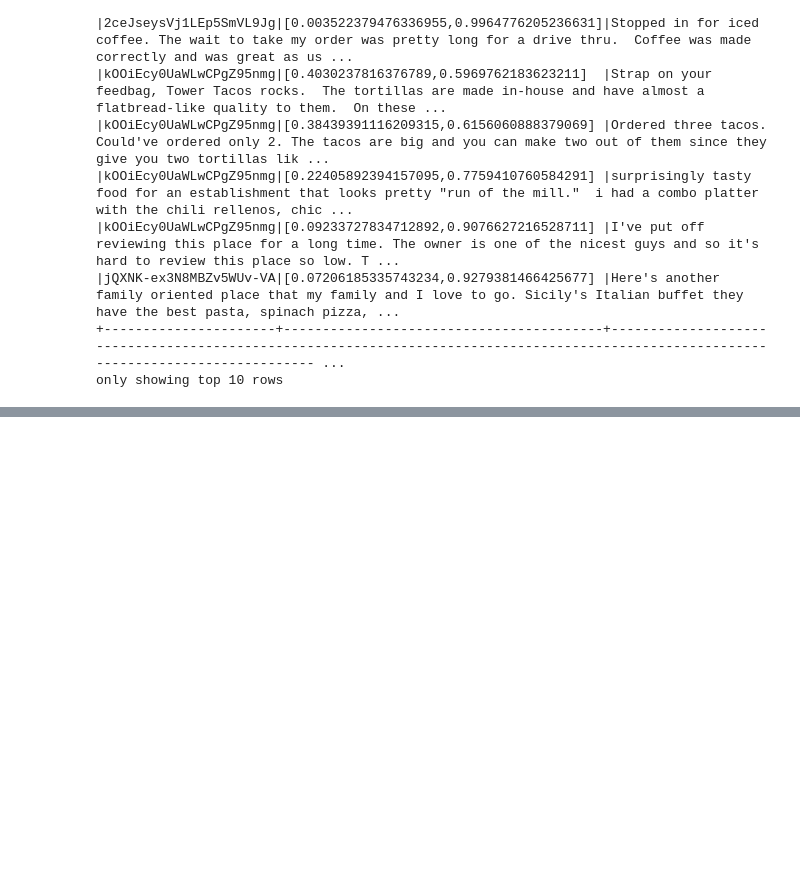
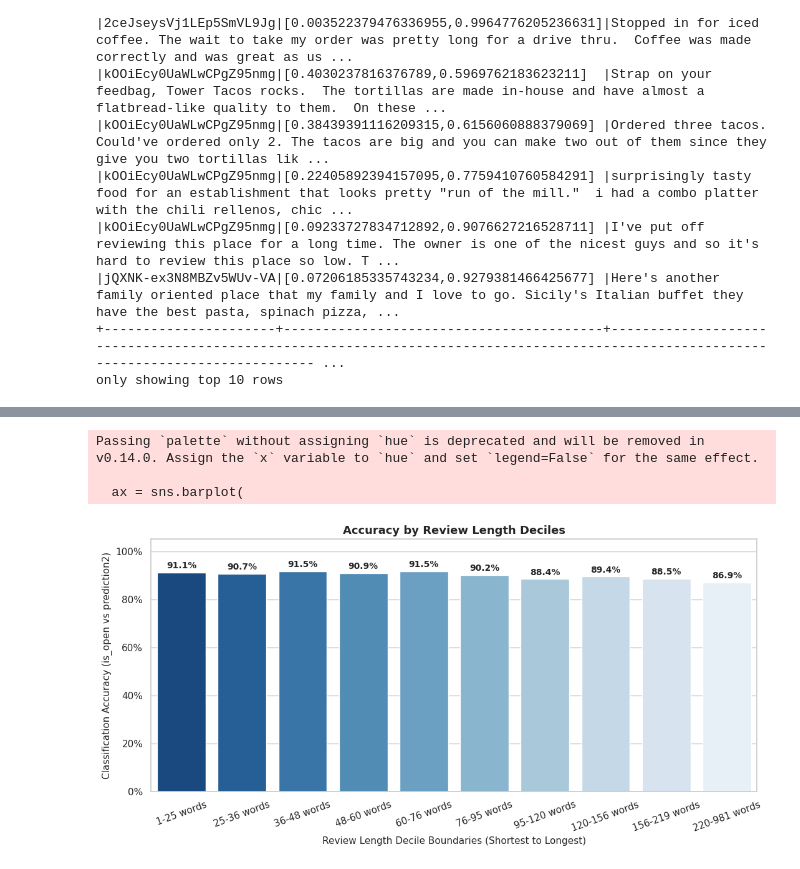
Before and after one commit to normala127/NLP_Yelp_Review_Project, a Jupyter notebook: project.ipynb, the cells around one changed output, grey strips where cells are left out. Saved outputs shown, nothing was run; the diff lists cells and outputs as text; code cells hidden in the pictures; blank space fills up the shorter version.

```diff
--- a/project.ipynb
+++ b/project.ipynb
@@ -1105,0 +1145,48 @@ only showing top 10 rows
+# %%
+len_base_df = predictions.withColumn("word_count", F.size(F.split(F.col("text"), " ")))
+
+window_length = Window.orderBy("word_count")
+decile_df = len_base_df.withColumn("length_decile", F.ntile(10).over(window_length))
+
+decile_agg_spark = decile_df.groupBy("length_decile").agg(
+    F.avg(F.when(F.col("is_open") == F.col("prediction2"), 1.0).otherwise(0.0)).alias("accuracy"),
+    F.min("word_count").alias("min_words"),
+    F.max("word_count").alias("max_words")
+).orderBy("length_decile")
+
+decile_pd = decile_agg_spark.toPandas()
+
+decile_pd["Length Range"] = decile_pd.apply(
+    lambda row: f"{int(row['min_words'])}-{int(row['max_words'])} words", axis=1
+)
+# %%
+plt.figure(figsize=(11, 5.5))
+sns.set_theme(style="whitegrid")
+
+ax = sns.barplot(
+    x="Length Range",
+    y="accuracy",
+    data=decile_pd,
+    palette="Blues_r"
+)
+
+plt.title("Accuracy by Review Length Deciles", fontsize=13, fontweight='bold')
+plt.xlabel("Review Length Decile Boundaries (Shortest to Longest)", fontsize=11)
+plt.ylabel("Classification Accuracy (is_open vs prediction2)", fontsize=11)
+plt.ylim(0, 1.05)
+
+ax.yaxis.set_major_formatter(mtick.PercentFormatter(1.0))
+
+for p in ax.patches:
+    ax.annotate(f"{p.get_height():.1%}",
+                (p.get_x() + p.get_width() / 2., p.get_height() + 0.01),
+                ha='center', va='bottom', fontweight='bold', fontsize=10)
+
+plt.xticks(rotation=20)
+plt.tight_layout()
+plt.show()
+# %% [output]
+Passing `palette` without assigning `hue` is deprecated and will be removed in v0.14.0. Assign the `x` variable to `hue` and set `legend=False` for the same effect.
+
+  ax = sns.barplot(
+[figure, added]
```
Also changed, not shown: parts of 3 cells of this notebook.
